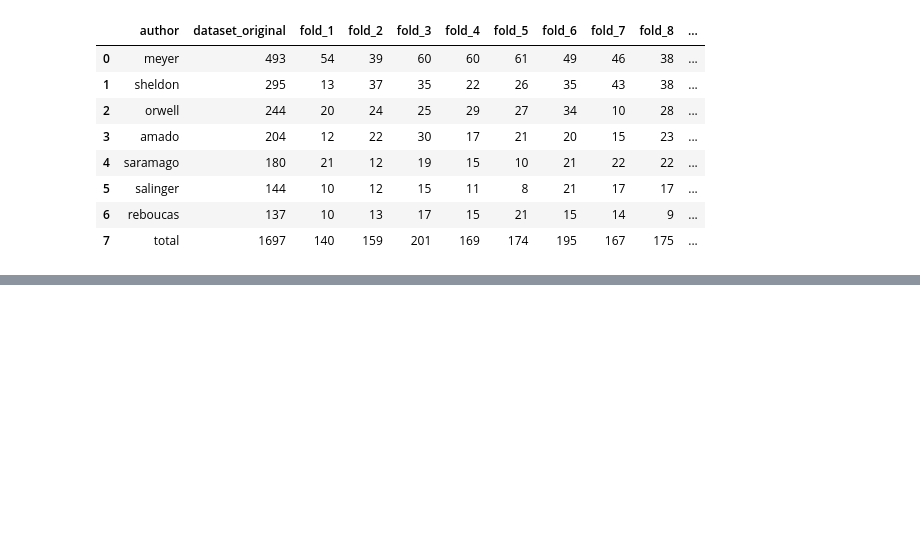
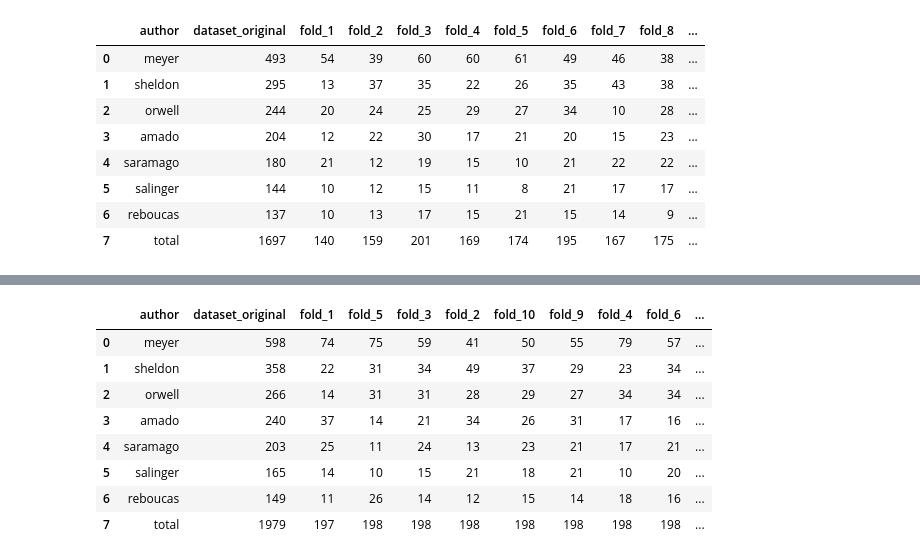
Before and after one commit to jcfneto/aspect_extraction, a Jupyter notebook: notebooks/stratifying_reli.ipynb, the cells around one changed output, grey strips where cells are left out. Drawn from its saved outputs; the diff is of its cells as text; code cells hidden in the pictures; blank space fills up the shorter version.

```diff
--- a/notebooks/stratifying_reli.ipynb
+++ b/notebooks/stratifying_reli.ipynb
@@ -131,0 +206,13 @@ reviews_with_aspects
+# %%
+apa_final = utils.fold_summary(apa_final)
+apa_final
+# %% [output]
+|  | author | dataset_original | fold_1 | fold_5 | fold_3 | fold_2 | fold_10 | fold_9 | fold_4 | fold_6 | ... |
+| 0 | meyer | 598 | 74 | 75 | 59 | 41 | 50 | 55 | 79 | 57 | ... |
+| 1 | sheldon | 358 | 22 | 31 | 34 | 49 | 37 | 29 | 23 | 34 | ... |
+| 2 | orwell | 266 | 14 | 31 | 31 | 28 | 29 | 27 | 34 | 34 | ... |
+| 3 | amado | 240 | 37 | 14 | 21 | 34 | 26 | 31 | 17 | 16 | ... |
+| 4 | saramago | 203 | 25 | 11 | 24 | 13 | 23 | 21 | 17 | 21 | ... |
+| 5 | salinger | 165 | 14 | 10 | 15 | 21 | 18 | 21 | 10 | 20 | ... |
+| 6 | reboucas | 149 | 11 | 26 | 14 | 12 | 15 | 14 | 18 | 16 | ... |
+| 7 | total | 1979 | 197 | 198 | 198 | 198 | 198 | 198 | 198 | 198 | ... |
```
Also changed, not shown: parts of 16 cells of this notebook, 5 other files.
